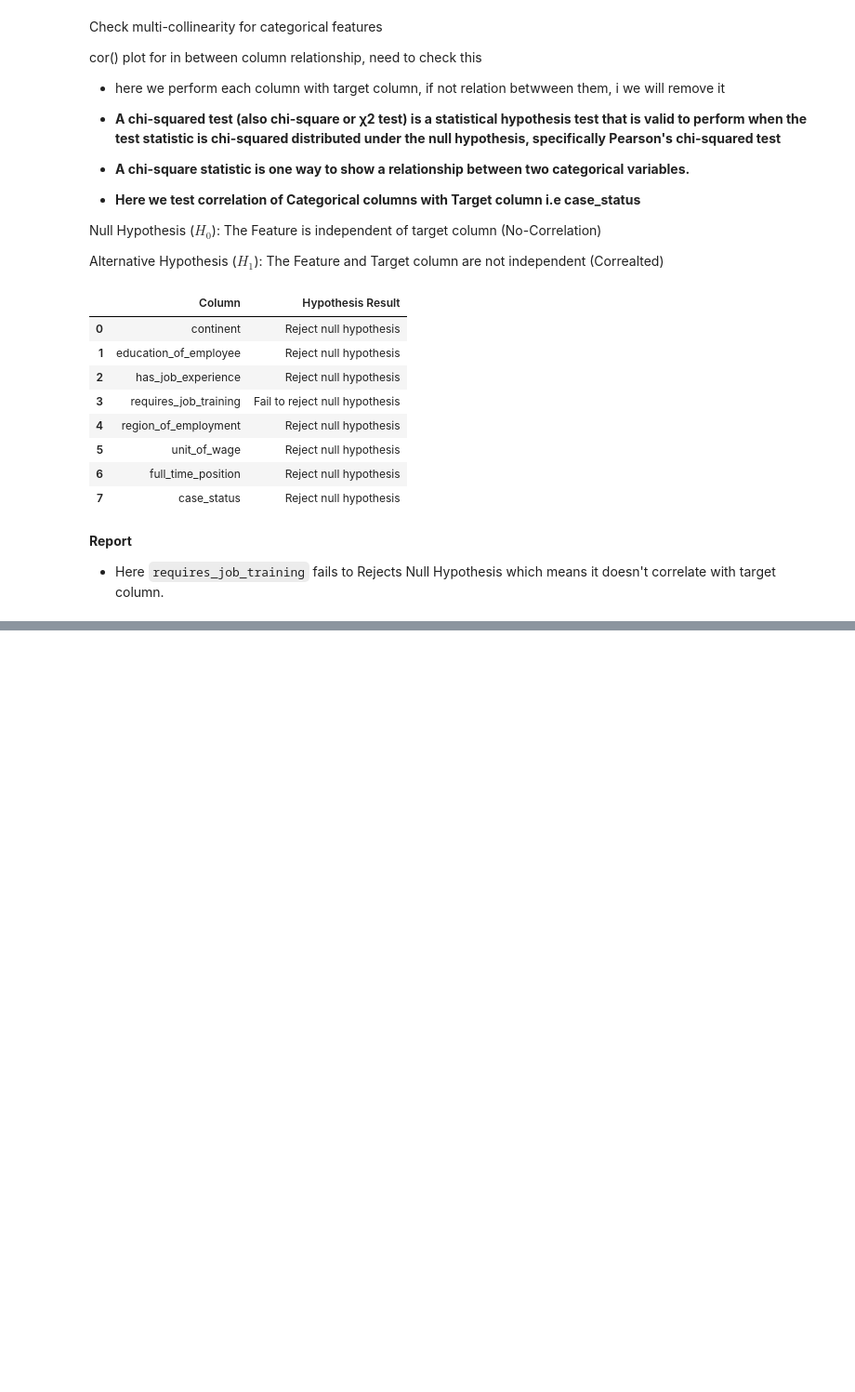
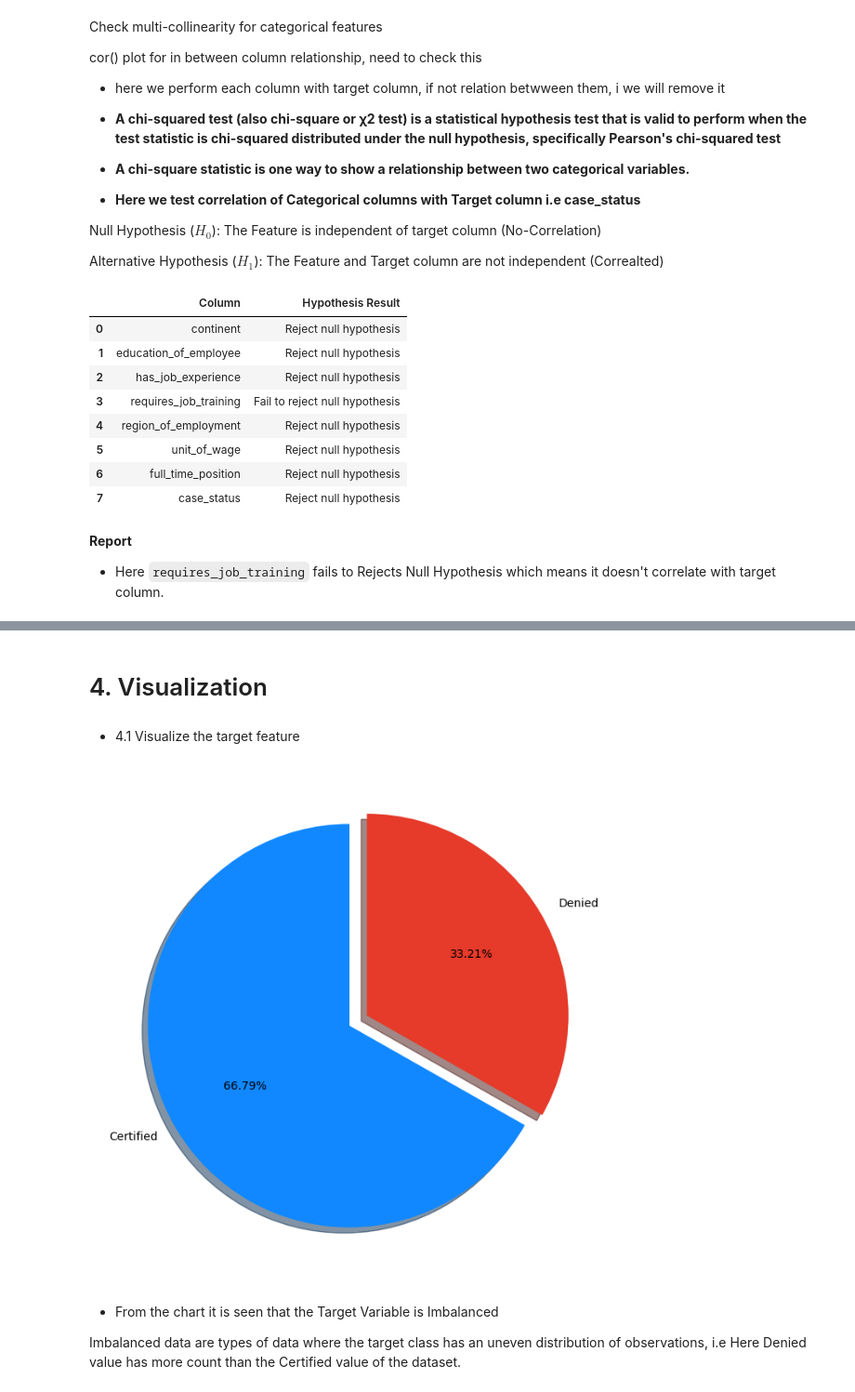
Before and after one commit to tamimystic/end-to-end-machine-learning-project-Visa-approval-prediction-, a Jupyter notebook: day3 agenda/EDA_US_visa.ipynb, the cells around one changed output, grey strips where cells are left out. Shown at 93% size. Cells and saved outputs as stored; diff of their text form; code cells hidden in the pictures; blank space fills up the shorter version.

```diff
--- a/day3 agenda/EDA_US_visa.ipynb
+++ b/day3 agenda/EDA_US_visa.ipynb
@@ -272,0 +322,19 @@ result
+# %% [markdown]
+# 4. Visualization
+# %% [markdown]
+* 4.1 Visualize the target feature
+# %%
+parcentage=df.case_status.value_counts(normalize=True)*100
+labels=["Certified","Denied"]
+
+fig,ax=plt.subplots(figsize=(15,8))
+explode=(0,0.1)
+colors=['#1188ff','#e63a2a']
+ax.pie(parcentage, labels=labels,startangle=90,autopct='%1.2f%%',explode=explode,shadow=True,colors=colors)
+plt.show()
+# %% [output]
+[figure, added]
+# %% [markdown]
+* From the chart it is seen that the Target Variable is Imbalanced
+
+Imbalanced data are types of data where the target class has an uneven distribution of observations, i.e Here Denied value has more count than the Certified value of the dataset.
```
Also changed, not shown: parts of 8 cells of this notebook.
